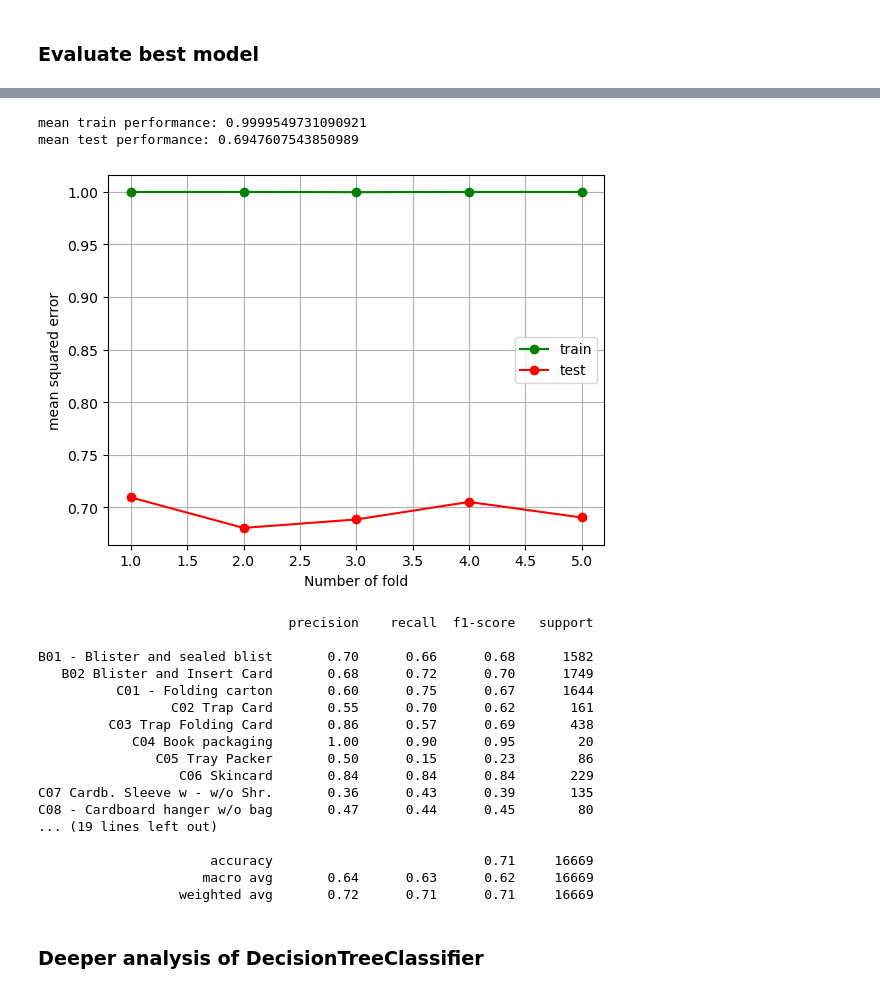
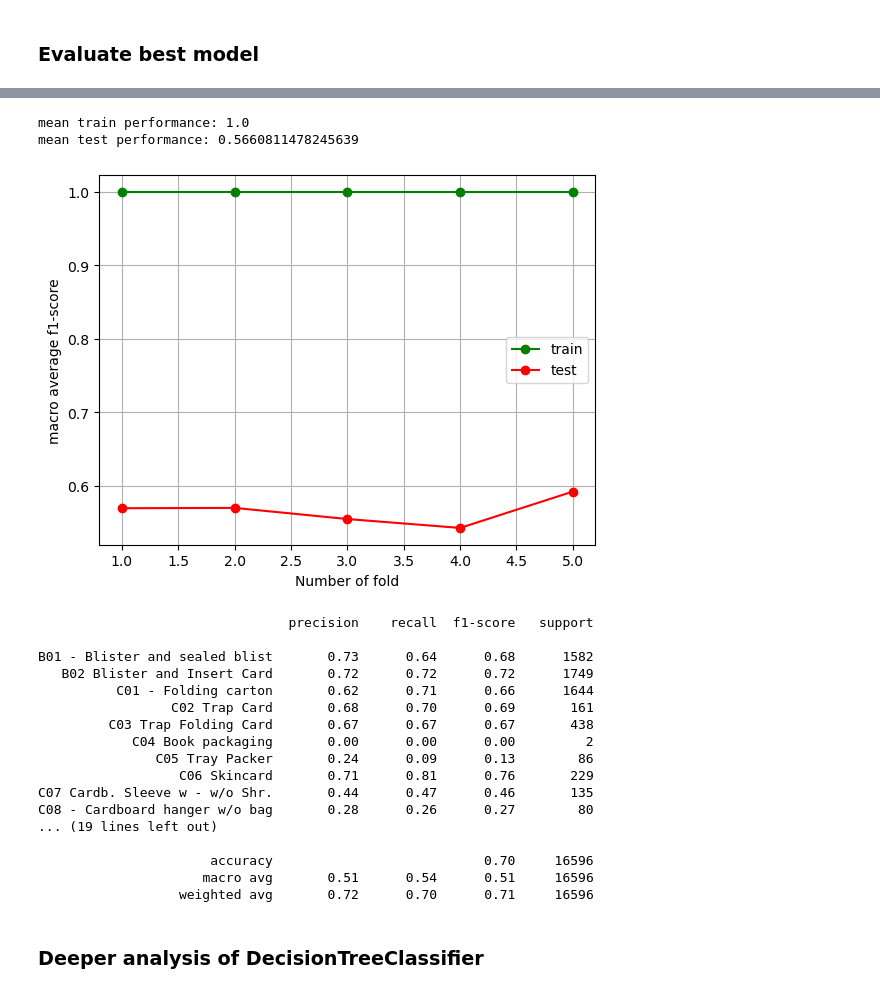
Before and after one commit to tiefenthaler/pytorch-lightning-tabular-classification, a Jupyter notebook: notebooks/21_classification_pipelines_decisiontree_optuna_oversampling_bestmodelanalysis.ipynb, the cells around one changed output, grey strips where cells are left out. Saved outputs shown, nothing was run; the diff lists cells and outputs as text; code cells hidden in the pictures.

```diff
--- a/notebooks/21_classification_pipelines_decisiontree_optuna_oversampling_bestmodelanalysis.ipynb
+++ b/notebooks/21_classification_pipelines_decisiontree_optuna_oversampling_bestmodelanalysis.ipynb
@@ -157,8 +142,8 @@ X_train_transformed = preprocess_pipeline.fit_transform(X_train)
 
 # DEFINE MODEL PIPELINE
 
-label_ecoder = LabelEncoder()
-y_train_transformed = label_ecoder.fit_transform(y_train)
+label_encoder = LabelEncoder()
+y_train_transformed = label_encoder.fit_transform(y_train)
 # y_train_transformed = label_ecoder.fit_transform(y_train)
 
 # class_weights
@@ -1052,0 +395,11 @@ performance_train, performance_test, kf = check_model_learning_CV(
+# %%
+#
+performance_train, performance_test, kf = utils.check_model_learning_CV(
+    n_splits=5,
+    model=best_model,
+    X=X,
+    y=y,
+    preprocess_pipeline=preprocess_pipeline,
+    label_encoder=label_encoder,
+    # random_state=SEED
+)
@@ -1053,19 +423,19 @@ performance_train, performance_test, kf = check_model_learning_CV(
 # %%
 print("mean train performance: {}".format(performance_train.mean()))
 print("mean test performance: {}".format(performance_test.mean()))
 
 folds = range(1, kf.get_n_splits() + 1)
 plt.plot(folds, performance_train, 'o-', color='green', label='train')
 plt.plot(folds, performance_test, 'o-', color='red', label='test')
 plt.legend()
 plt.grid()
 plt.xlabel('Number of fold')
-plt.ylabel('mean squared error')
+plt.ylabel('macro average f1-score')
 plt.show()
 # %% [output]
-mean train performance: 0.9999549731090921
-mean test performance: 0.6947607543850989
+mean train performance: 1.0
+mean test performance: 0.5660811478245639
-[figure, old version]
+[figure, new version]
 # %%
 # final performance evaluation of best model
 
@@ -1077,27 +447,27 @@ preds_y_test = best_model.predict(X_test_transformed)
 # yprobs2d = best_model.predict_proba(Xtest)
 # model_eval_bin(f'{model_name}+{hpo_name}', ytest, ypreds, yprobs2d, show_plots=False)
 
-preds_y_test_inverse = label_ecoder.inverse_transform(preds_y_test)
+preds_y_test_inverse = label_encoder.inverse_transform(preds_y_test)
 
 print(classification_report(y_test, preds_y_test_inverse))
 # %% [output]
                                 precision    recall  f1-score   support
 
-B01 - Blister and sealed blist       0.70      0.66      0.68      1582
-   B02 Blister and Insert Card       0.68      0.72      0.70      1749
-          C01 - Folding carton       0.60      0.75      0.67      1644
-                 C02 Trap Card       0.55      0.70      0.62       161
-         C03 Trap Folding Card       0.86      0.57      0.69       438
-            C04 Book packaging       1.00      0.90      0.95        20
-               C05 Tray Packer       0.50      0.15      0.23        86
-                  C06 Skincard       0.84      0.84      0.84       229
-C07 Cardb. Sleeve w - w/o Shr.       0.36      0.43      0.39       135
-C08 - Cardboard hanger w/o bag       0.47      0.44      0.45        80
+B01 - Blister and sealed blist       0.73      0.64      0.68      1582
+   B02 Blister and Insert Card       0.72      0.72      0.72      1749
+          C01 - Folding carton       0.62      0.71      0.66      1644
+                 C02 Trap Card       0.68      0.70      0.69       161
+         C03 Trap Folding Card       0.67      0.67      0.67       438
+            C04 Book packaging       0.00      0.00      0.00         2
+               C05 Tray Packer       0.24      0.09      0.13        86
+                  C06 Skincard       0.71      0.81      0.76       229
+C07 Cardb. Sleeve w - w/o Shr.       0.44      0.47      0.46       135
+C08 - Cardboard hanger w/o bag       0.28      0.26      0.27        80
 ... (19 lines left out)
 
-                      accuracy                           0.71     16669
-                     macro avg       0.64      0.63      0.62     16669
-                  weighted avg       0.72      0.71      0.71     16669
+                      accuracy                           0.70     16596
+                     macro avg       0.51      0.54      0.51     16596
+                  weighted avg       0.72      0.70      0.71     16596
 # %% [markdown]
 ### Deeper analysis of DecisionTreeClassifier
 # %%
```
Also changed, not shown: parts of 80 cells of this notebook, 2 other files.
